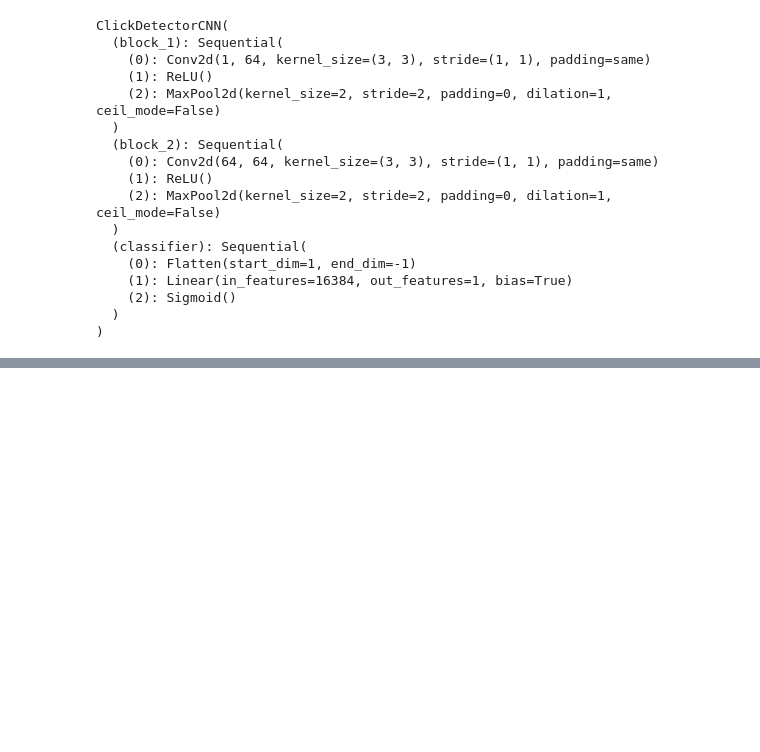
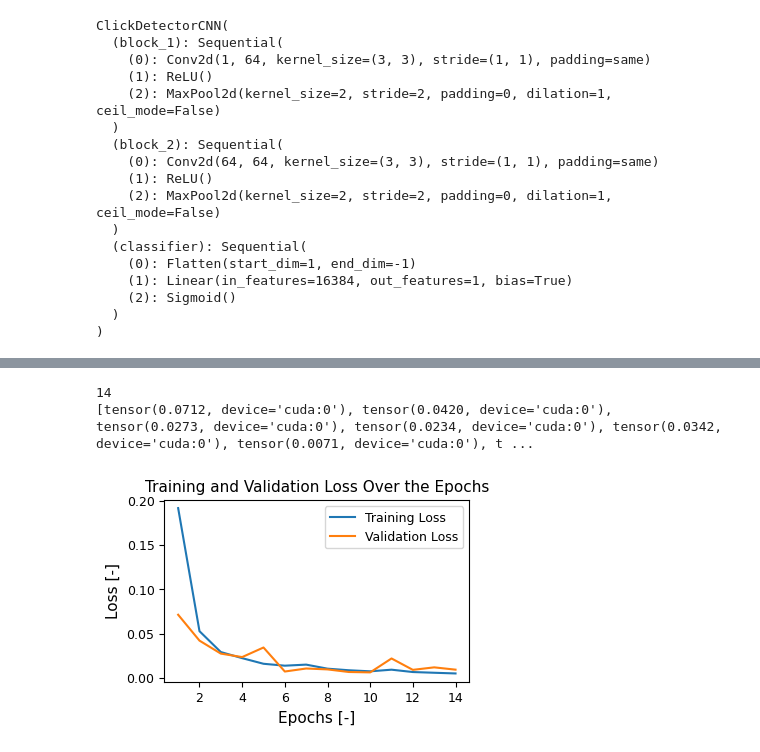
Before and after one commit to matteoseidl/Electrical_Connector_Click-Event_Detection, a Jupyter notebook: 03_Click_Detection_Model/clickDetectionModelTraining.ipynb, the cells around one changed output, grey strips where cells are left out. Drawn from its saved outputs; the diff is of its cells as text; code cells hidden in the pictures; blank space fills up the shorter version.

```diff
--- a/03_Click_Detection_Model/clickDetectionModelTraining.ipynb
+++ b/03_Click_Detection_Model/clickDetectionModelTraining.ipynb
@@ -1035,3 +856,43 @@ plt.show()
+# %%
+# print learning curves
+
+print(len(train_losses_best))
+print(val_losses_best)
+
+# Assuming you have your loss values
+train_loss_values = [loss.item() for loss in train_losses_best]
+val_loss_values = [loss.item() for loss in val_losses_best]
+
+epochs_range = range(1, len(train_loss_values) + 1)
+
+# Set default font type and sizes
+plt.rcParams.update({
+    'font.family': 'DejaVu Sans',
+    'font.size': 11,             # Set default font size to 11
+    'axes.labelsize': 11,         # Set axes label font size to 9
+    'axes.titlesize': 11,        # Set title font size to 11
+    'legend.fontsize': 9,        # Set legend font size to 9
+    'xtick.labelsize': 9,        # Set x-tick label font size to 9
+    'ytick.labelsize': 9         # Set y-tick label font size to 9
+})
+
+# Set figure size
+fig_curves, ax_curves = plt.subplots(figsize=((10 / cm_to_inch, 6 / cm_to_inch)))
+
+# Plotting the loss values
+ax_curves.plot(epochs_range, train_loss_values, label='Training Loss')
+ax_curves.plot(epochs_range, val_loss_values, label='Validation Loss')
+ax_curves.set_xlabel('Epochs [-]')  # Font size set globally
+ax_curves.set_ylabel('Loss [-]')     # Font size set globally
+ax_curves.set_title('Training and Validation Loss Over the Epochs')  # Font size set globally
+ax_curves.legend()          # Font size set globally
+
+# Show the plot
+plt.show()
+# %% [output]
+14
+[tensor(0.0712, device='cuda:0'), tensor(0.0420, device='cuda:0'), tensor(0.0273, device='cuda:0'), tensor(0.0234, device='cuda:0'), tensor(0.0342, device='cuda:0'), tensor(0.0071, device='cuda:0'), t ...
+[figure, added]
 # %%
 # save model
 
```
Also changed, not shown: parts of 11 cells of this notebook, 1 other file.
